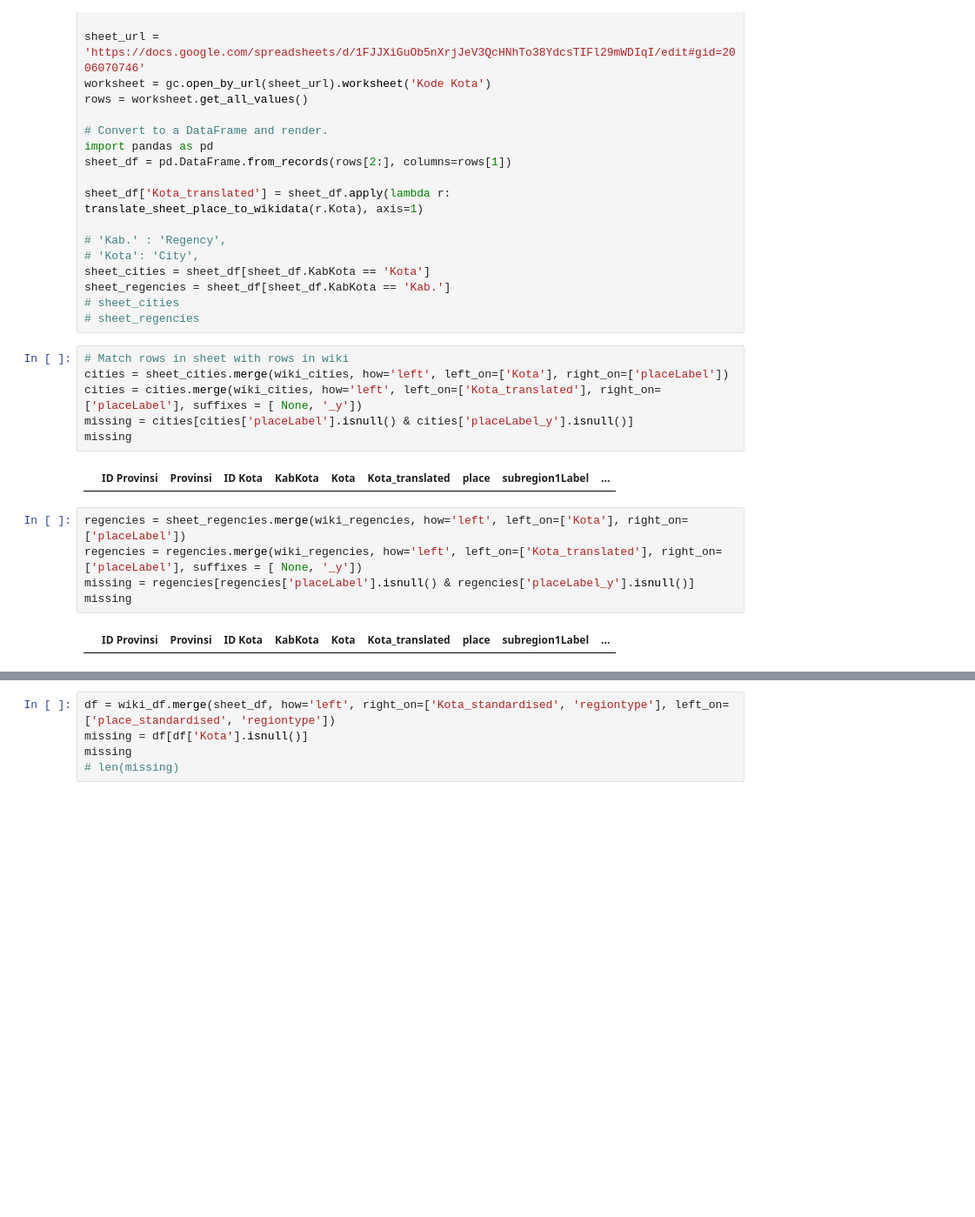
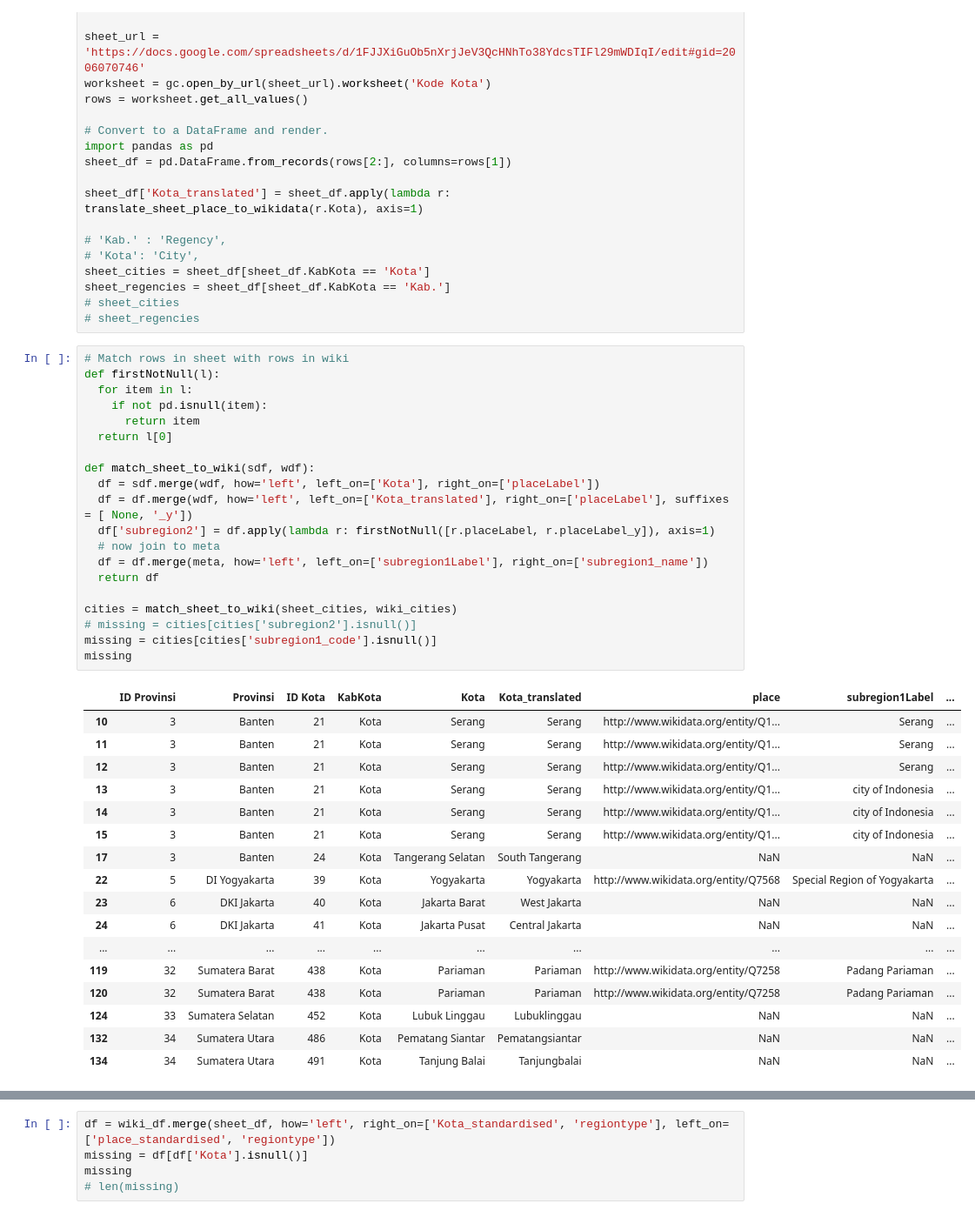
Before and after one commit to dhan16/colabs, a Jupyter notebook: covid19opendata/WikiData.ipynb, the cells around one changed output, grey strips where cells are left out. Shown at 87% size. Cells and saved outputs as stored; diff of their text form; blank space fills up the shorter version.

```diff
--- a/covid19opendata/WikiData.ipynb
+++ b/covid19opendata/WikiData.ipynb
@@ -219,18 +237,41 @@ sheet_cities = sheet_df[sheet_df.KabKota == 'Kota']
 sheet_regencies = sheet_df[sheet_df.KabKota == 'Kab.']
 # sheet_cities
 # sheet_regencies
-# %%
-# Match rows in sheet with rows in wiki
-cities = sheet_cities.merge(wiki_cities, how='left', left_on=['Kota'], right_on=['placeLabel'])
-cities = cities.merge(wiki_cities, how='left', left_on=['Kota_translated'], right_on=['placeLabel'], suffixes = [ None, '_y'])
-missing = cities[cities['placeLabel'].isnull() & cities['placeLabel_y'].isnull()]
-missing
-# %% [output]
-|  | ID Provinsi | Provinsi | ID Kota | KabKota | Kota | Kota_translated | place | subregion1Label | ... |
-# %%
-regencies = sheet_regencies.merge(wiki_regencies, how='left', left_on=['Kota'], right_on=['placeLabel'])
-regencies = regencies.merge(wiki_regencies, how='left', left_on=['Kota_translated'], right_on=['placeLabel'], suffixes = [ None, '_y'])
-missing = regencies[regencies['placeLabel'].isnull() & regencies['placeLabel_y'].isnull()]
-missing
-# %% [output]
-|  | ID Provinsi | Provinsi | ID Kota | KabKota | Kota | Kota_translated | place | subregion1Label | ... |
+# %%
+# Match rows in sheet with rows in wiki
+def firstNotNull(l):
+  for item in l:
+    if not pd.isnull(item):
+      return item
+  return l[0]
+
+def match_sheet_to_wiki(sdf, wdf):
+  df = sdf.merge(wdf, how='left', left_on=['Kota'], right_on=['placeLabel'])
+  df = df.merge(wdf, how='left', left_on=['Kota_translated'], right_on=['placeLabel'], suffixes = [ None, '_y'])
+  df['subregion2'] = df.apply(lambda r: firstNotNull([r.placeLabel, r.placeLabel_y]), axis=1)
+  # now join to meta
+  df = df.merge(meta, how='left', left_on=['subregion1Label'], right_on=['subregion1_name'])
+  return df
+
+cities = match_sheet_to_wiki(sheet_cities, wiki_cities)
+# missing = cities[cities['subregion2'].isnull()]
+missing = cities[cities['subregion1_code'].isnull()]
+missing
+# %% [output]
+|  | ID Provinsi | Provinsi | ID Kota | KabKota | Kota | Kota_translated | place | subregion1Label | ... |
+| 10 | 3 | Banten | 21 | Kota | Serang | Serang | http://www.wikidata.org/entity/Q1... | Serang | ... |
+| 11 | 3 | Banten | 21 | Kota | Serang | Serang | http://www.wikidata.org/entity/Q1... | Serang | ... |
+| 12 | 3 | Banten | 21 | Kota | Serang | Serang | http://www.wikidata.org/entity/Q1... | Serang | ... |
+| 13 | 3 | Banten | 21 | Kota | Serang | Serang | http://www.wikidata.org/entity/Q1... | city of Indonesia | ... |
+| 14 | 3 | Banten | 21 | Kota | Serang | Serang | http://www.wikidata.org/entity/Q1... | city of Indonesia | ... |
+| 15 | 3 | Banten | 21 | Kota | Serang | Serang | http://www.wikidata.org/entity/Q1... | city of Indonesia | ... |
+| 17 | 3 | Banten | 24 | Kota | Tangerang Selatan | South Tangerang | NaN | NaN | ... |
+| 22 | 5 | DI Yogyakarta | 39 | Kota | Yogyakarta | Yogyakarta | http://www.wikidata.org/entity/Q7568 | Special Region of Yogyakarta | ... |
+| 23 | 6 | DKI Jakarta | 40 | Kota | Jakarta Barat | West Jakarta | NaN | NaN | ... |
+| 24 | 6 | DKI Jakarta | 41 | Kota | Jakarta Pusat | Central Jakarta | NaN | NaN | ... |
+| ... | ... | ... | ... | ... | ... | ... | ... | ... | ... |
+| 119 | 32 | Sumatera Barat | 438 | Kota | Pariaman | Pariaman | http://www.wikidata.org/entity/Q7258 | Padang Pariaman | ... |
+| 120 | 32 | Sumatera Barat | 438 | Kota | Pariaman | Pariaman | http://www.wikidata.org/entity/Q7258 | Padang Pariaman | ... |
+| 124 | 33 | Sumatera Selatan | 452 | Kota | Lubuk Linggau | Lubuklinggau | NaN | NaN | ... |
+| 132 | 34 | Sumatera Utara | 486 | Kota | Pematang Siantar | Pematangsiantar | NaN | NaN | ... |
+| 134 | 34 | Sumatera Utara | 491 | Kota | Tanjung Balai | Tanjungbalai | NaN | NaN | ... |
```
Also changed, not shown: parts of 2 cells of this notebook.
